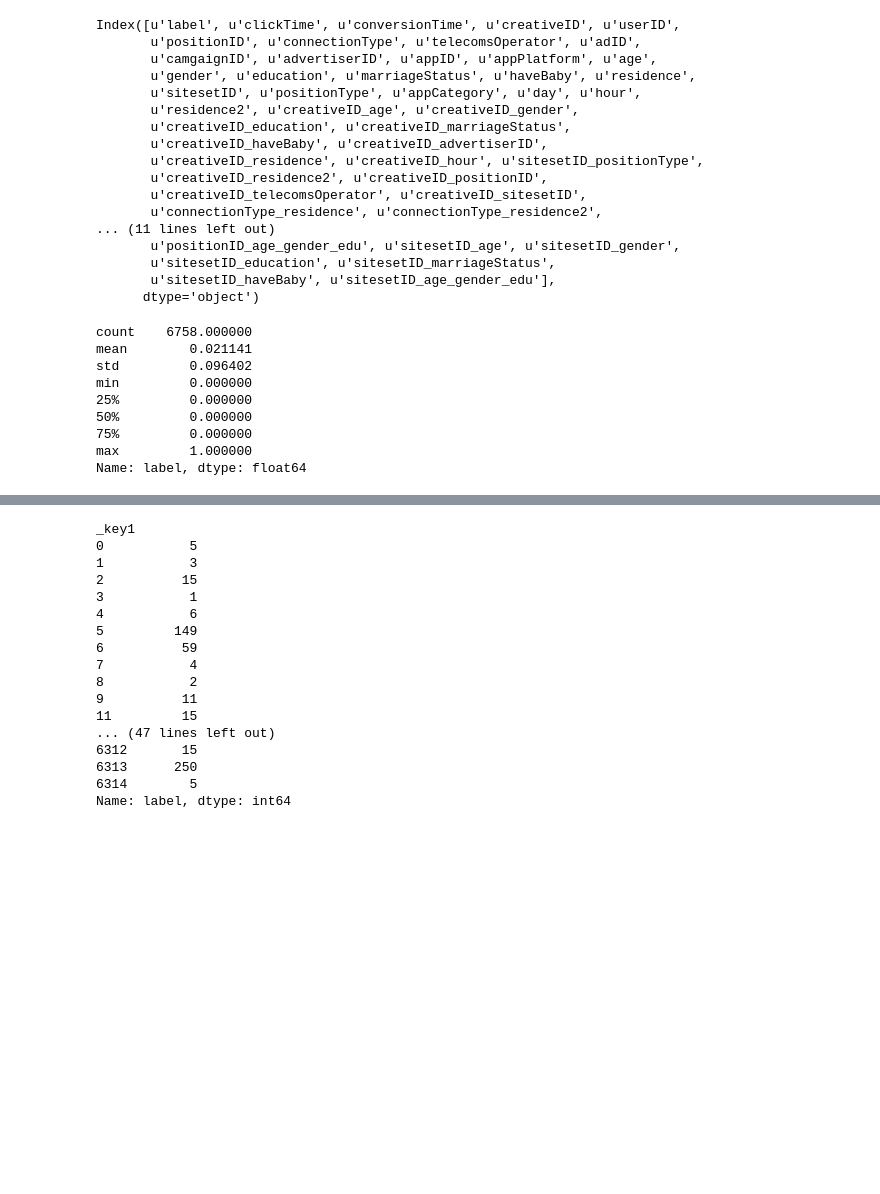
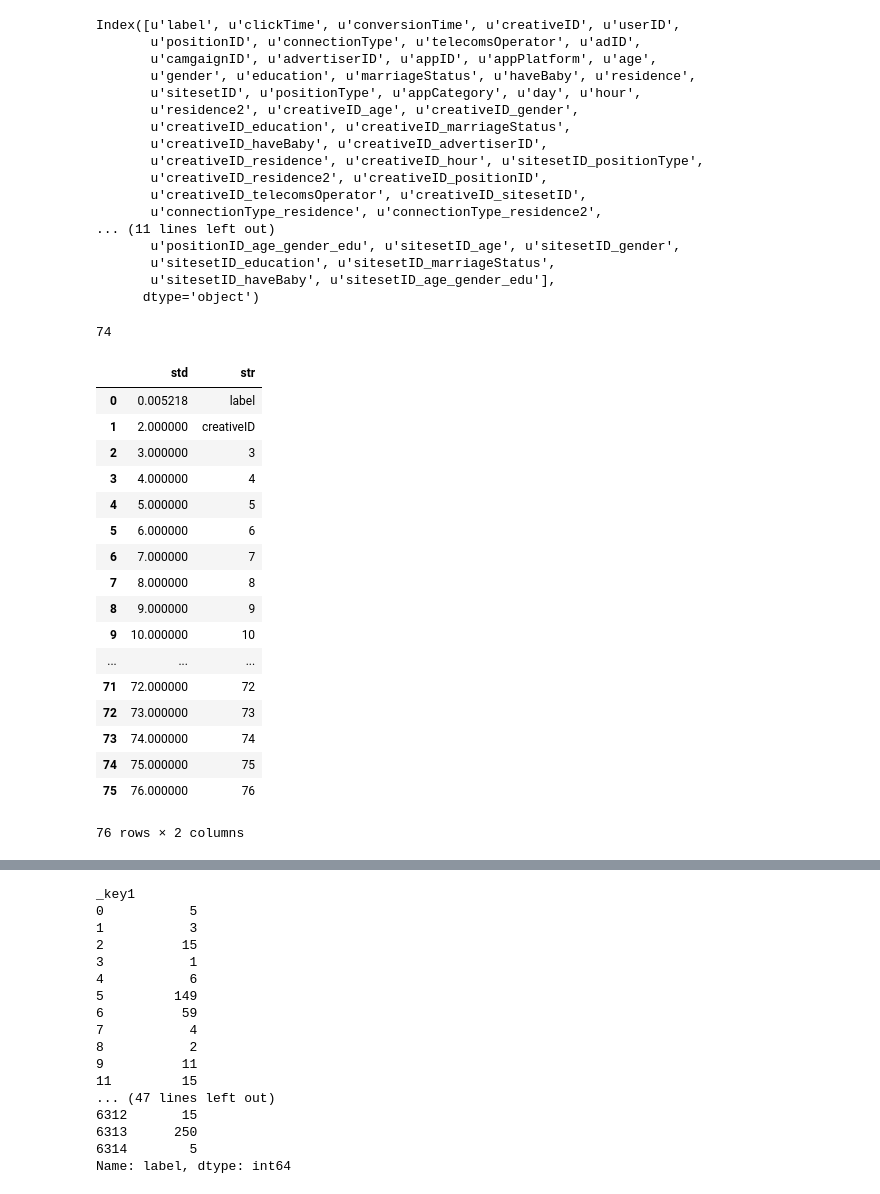
Before and after one commit to ybdong/tecent, a Jupyter notebook: Untitled.ipynb, the cells around one changed output, grey strips where cells are left out. Saved outputs shown, nothing was run; the diff lists cells and outputs as text; code cells hidden in the pictures; blank space fills up the shorter version.

```diff
--- a/Untitled.ipynb
+++ b/Untitled.ipynb
@@ -79,3 +79,7 @@ vn_list=[ 'creativeID', 'userID',
        'positionID_age_gender_edu', 'sitesetID_age', 'sitesetID_gender',
        'sitesetID_education', 'sitesetID_marriageStatus',
        'sitesetID_haveBaby', 'sitesetID_age_gender_edu']
+# %%
+np.size(vn_list)
+# %% [output]
+74
@@ -82,19 +89,37 @@ vn_list=[ 'creativeID', 'userID',
+# %%
+vn_list_std=pd.DataFrame({'str':range(0,74),'std':range(0,74)})
+# %%
+
+vn_list_std.loc[0,'str']='creativeID'
+# %%
+vn_list_std
+# %% [output]
+|  | std | str |
+| 0 | 0.005218 | label |
+| 1 | 2.000000 | creativeID |
+| 2 | 3.000000 | 3 |
+| 3 | 4.000000 | 4 |
+| 4 | 5.000000 | 5 |
+| 5 | 6.000000 | 6 |
+| 6 | 7.000000 | 7 |
+| 7 | 8.000000 | 8 |
+| 8 | 9.000000 | 9 |
+| 9 | 10.000000 | 10 |
+| ... | ... | ... |
+| 71 | 72.000000 | 72 |
+| 72 | 73.000000 | 73 |
+| 73 | 74.000000 | 74 |
+| 74 | 75.000000 | 75 |
+| 75 | 76.000000 | 76 |
+76 rows × 2 columns
 # %%
-filter_t = np.logical_and(qqqq.day.values > 16, qqqq.day.values <= 29)
-
-qqqq['_key1'] = qqqq['positionID'].astype('category').values.codes
-df_yt = qqqq.ix[filter_t, ['_key1', 'label']]
-grp1 = df_yt.groupby(['_key1'])
-sum1 = grp1['label'].aggregate(np.sum).astype(float)
-cnt1 = grp1['label'].aggregate(np.size)
-(sum1/cnt1).describe()
+for i in xrange(0,10):
+    vn=vn_list[i]
+    filter_t = np.logical_and(qqqq.day.values > 16, qqqq.day.values <= 29)
+    qqqq['_key1'] = qqqq['telecomsOperator'].astype('category').values.codes
+    df_yt = qqqq.ix[filter_t, ['_key1', 'label']]
+    grp1 = df_yt.groupby(['_key1'])
+    sum1 = grp1['label'].aggregate(np.sum).astype(float)
+    cnt1 = grp1['label'].aggregate(np.size)
+    vn_list_std.loc[i,'str']=vn
+    vn_list_std.loc[i,'std']=(sum1/cnt1).describe()[2]
-# %% [output]
-count    6758.000000
-mean        0.021141
-std         0.096402
-min         0.000000
-25%         0.000000
-50%         0.000000
-75%         0.000000
-max         1.000000
-Name: label, dtype: float64
```
Also changed, not shown: parts of 3 cells of this notebook.
